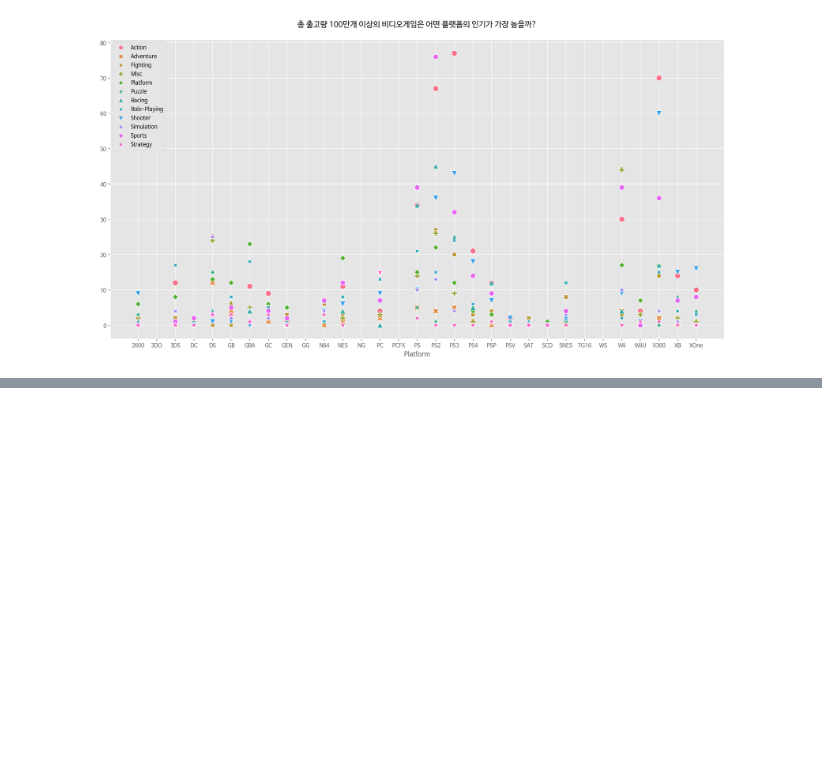
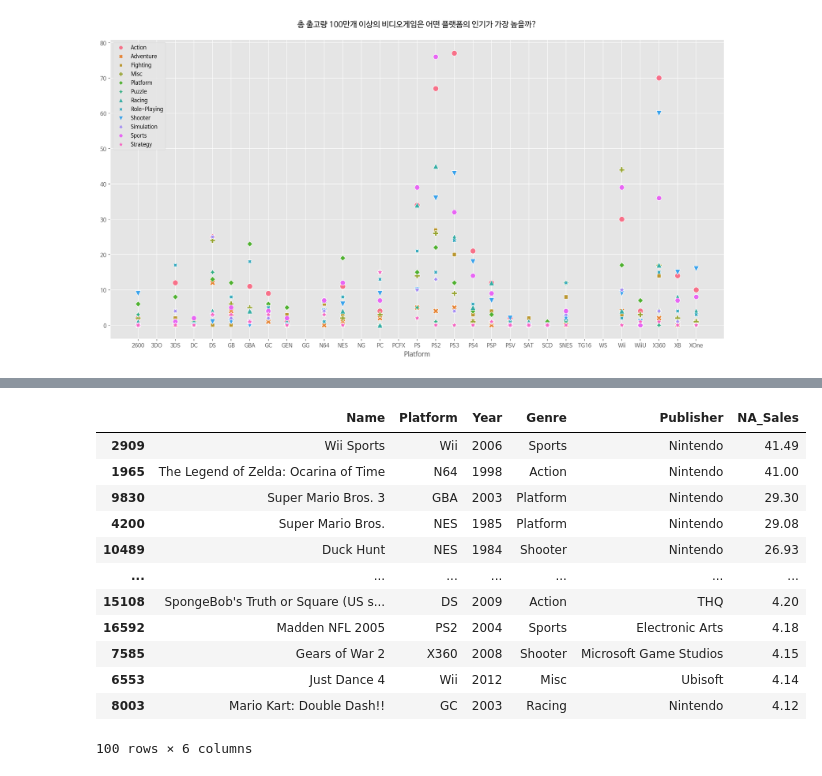
Before and after one commit to comsa33/AI_07_session_1_project_-, a Jupyter notebook: ai_07_이루오.ipynb, the cells around one changed output, grey strips where cells are left out. Drawn from its saved outputs; the diff is of its cells as text; code cells hidden in the pictures; blank space fills up the shorter version.

```diff
--- a/ai_07_이루오.ipynb
+++ b/ai_07_이루오.ipynb
@@ -522,0 +576,7 @@ plt.show()
+# %%
+ts_region = []
+for col in cols[5:]:
+    globals()['df_{}'.format(col)] = pd.concat((df_new.loc[(df_new[col].sort_values(ascending=False)[:100].index)].iloc[:,:-5],
+                                                df_new.loc[(df_new[col].sort_values(ascending=False)[:100].index)].loc[:, col]),
+                                               axis=1)
+    ts_region.append(globals()['df_{}'.format(col)])
@@ -522,0 +603,16 @@ plt.show()
+# %%
+ts_region[0]
+# %% [output]
+|  | Name | Platform | Year | Genre | Publisher | NA_Sales |
+| 2909 | Wii Sports | Wii | 2006 | Sports | Nintendo | 41.49 |
+| 1965 | The Legend of Zelda: Ocarina of Time | N64 | 1998 | Action | Nintendo | 41.00 |
+| 9830 | Super Mario Bros. 3 | GBA | 2003 | Platform | Nintendo | 29.30 |
+| 4200 | Super Mario Bros. | NES | 1985 | Platform | Nintendo | 29.08 |
+| 10489 | Duck Hunt | NES | 1984 | Shooter | Nintendo | 26.93 |
+| ... | ... | ... | ... | ... | ... | ... |
+| 15108 | SpongeBob's Truth or Square (US s... | DS | 2009 | Action | THQ | 4.20 |
+| 16592 | Madden NFL 2005 | PS2 | 2004 | Sports | Electronic Arts | 4.18 |
+| 7585 | Gears of War 2 | X360 | 2008 | Shooter | Microsoft Game Studios | 4.15 |
+| 6553 | Just Dance 4 | Wii | 2012 | Misc | Ubisoft | 4.14 |
+| 8003 | Mario Kart: Double Dash!! | GC | 2003 | Racing | Nintendo | 4.12 |
+100 rows × 6 columns
```
Also changed, not shown: parts of 7 cells of this notebook.
